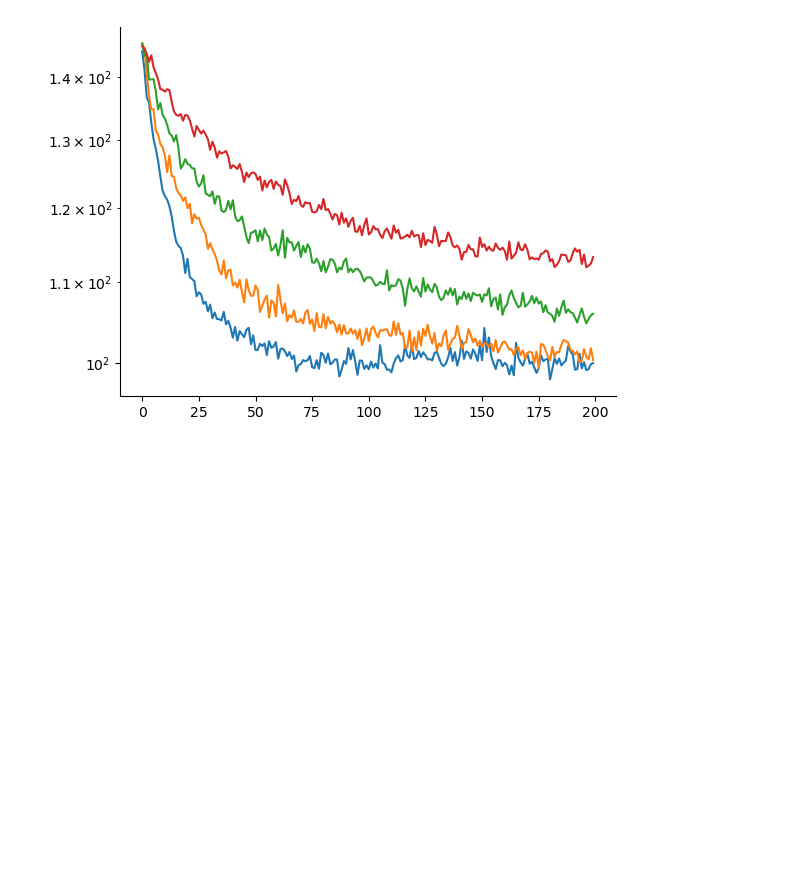
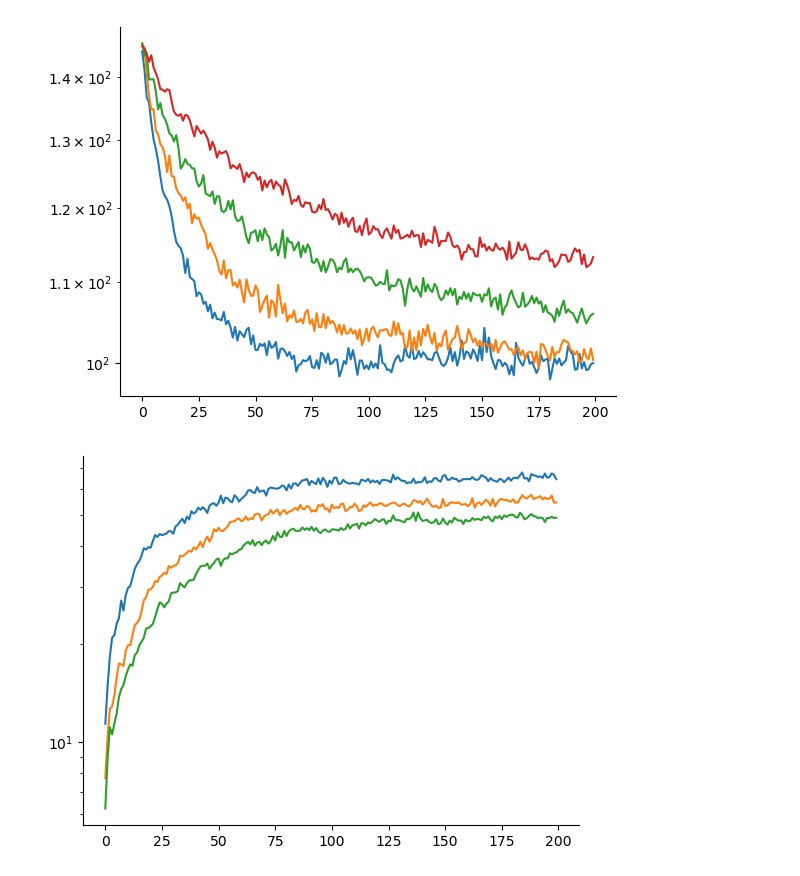
Before and after one commit to shamPJ/PersFL, a Jupyter notebook: notebooks/persFL-Copy2.ipynb, the cells around one changed output. Drawn from its saved outputs; the diff is of its cells as text; code cells hidden in the pictures; blank space fills up the shorter version.

```diff
--- a/notebooks/persFL-Copy2.ipynb
+++ b/notebooks/persFL-Copy2.ipynb
@@ -1062,3 +1062,14 @@ plt.plot(df3["MSE_val"])
 plt.yscale('log')
 # %% [output]
 [figure]
+# %%
+df0 = pd.read_csv("../results/linear_syn_S/Algorithm2_SKLearn/dt_synthetic_10_0.csv")
+df1 = pd.read_csv("../results/linear_syn_S/Algorithm2_SKLearn/dt_synthetic_20_0.csv")
+df2 = pd.read_csv("../results/linear_syn_S/Algorithm2_SKLearn/dt_synthetic_30_0.csv")
+# %%
+plt.plot(df0["loss_mean"])
+plt.plot(df1["loss_mean"])
+plt.plot(df2["loss_mean"])
+plt.yscale('log')
+# %% [output]
+[figure, added]
```
Also changed, not shown: parts of 3 cells of this notebook, 4 other files.
